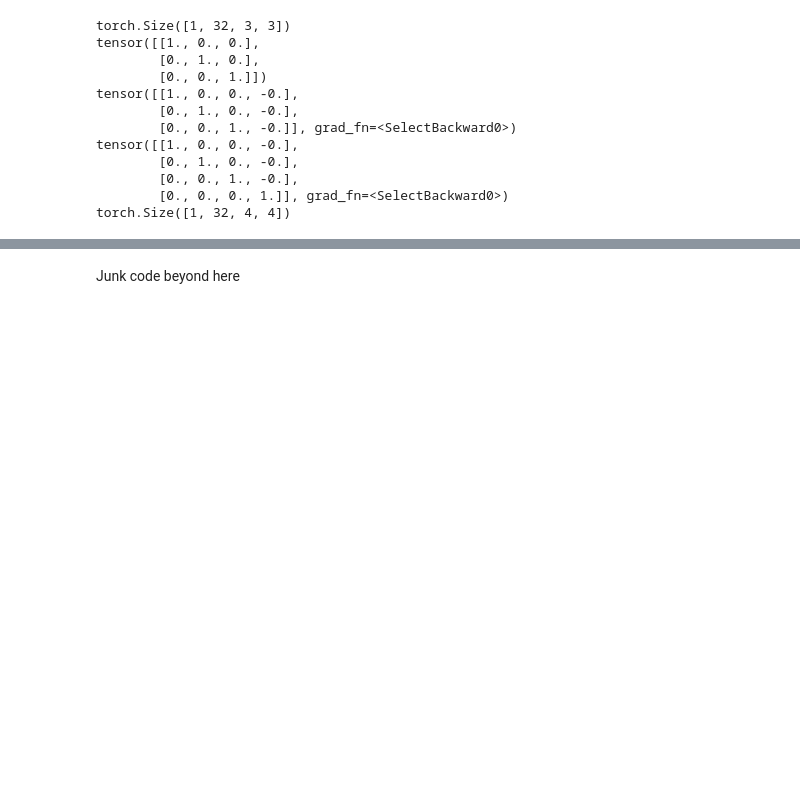
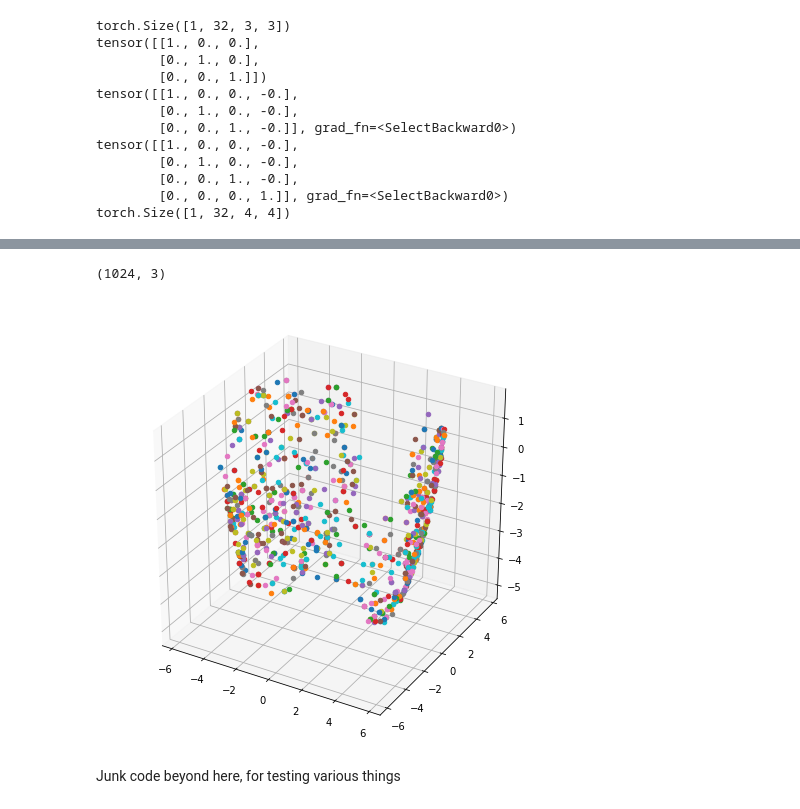
Before and after one commit to JRyanShue/ldif, a Jupyter notebook: LDIF.ipynb, the cells around one changed output, grey strips where cells are left out. Saved outputs shown, nothing was run; the diff lists cells and outputs as text; code cells hidden in the pictures; blank space fills up the shorter version.

```diff
--- a/LDIF.ipynb
+++ b/LDIF.ipynb
@@ -570,5 +789,23 @@ plt.show()
+# %%
+
+# Plot localized PC
+
+fig = plt.figure(figsize=(8, 8))
+
+ax = fig.add_subplot(111, projection='3d')
+box_size = 0.7
+print(_local_points[0][0].shape)
+
+for i in range(1000):
+  point = random.choice(_local_points[0][0])
+  ax.scatter(point[0], point[1], point[2])
+
+plt.show()
+# %% [output]
+(1024, 3)
+[figure, added]
 # %% [markdown]
-Junk code beyond here
+Junk code beyond here, for testing various things
 # %%
 import tensorflow as tf
 
```
Also changed, not shown: parts of 19 cells of this notebook.
